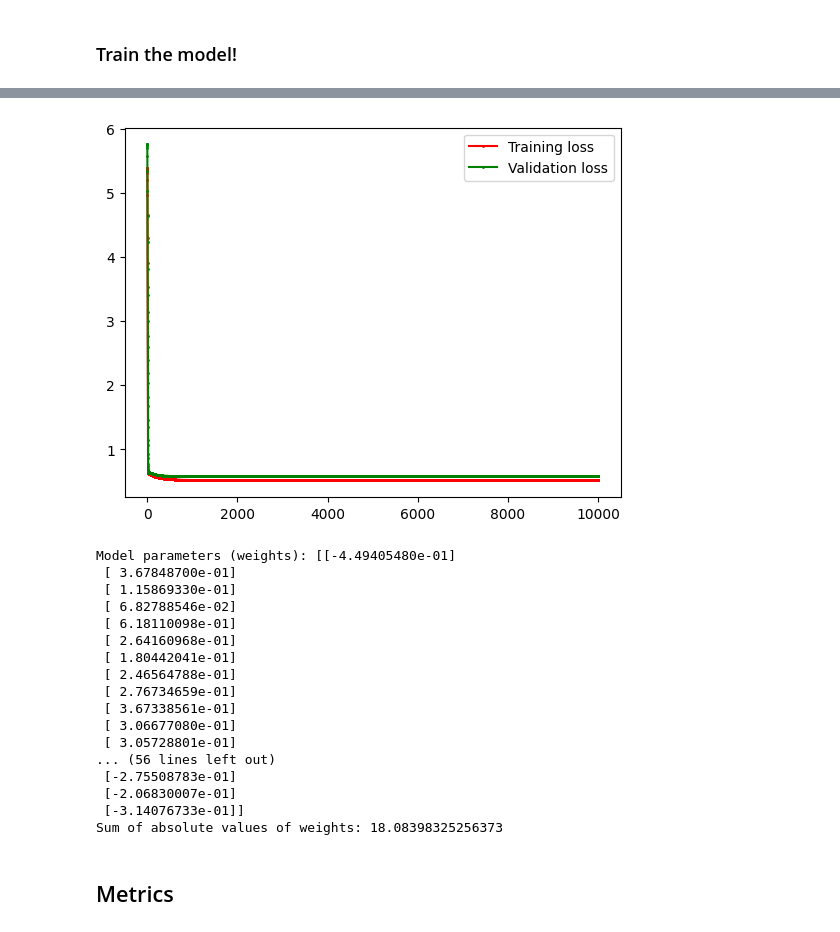
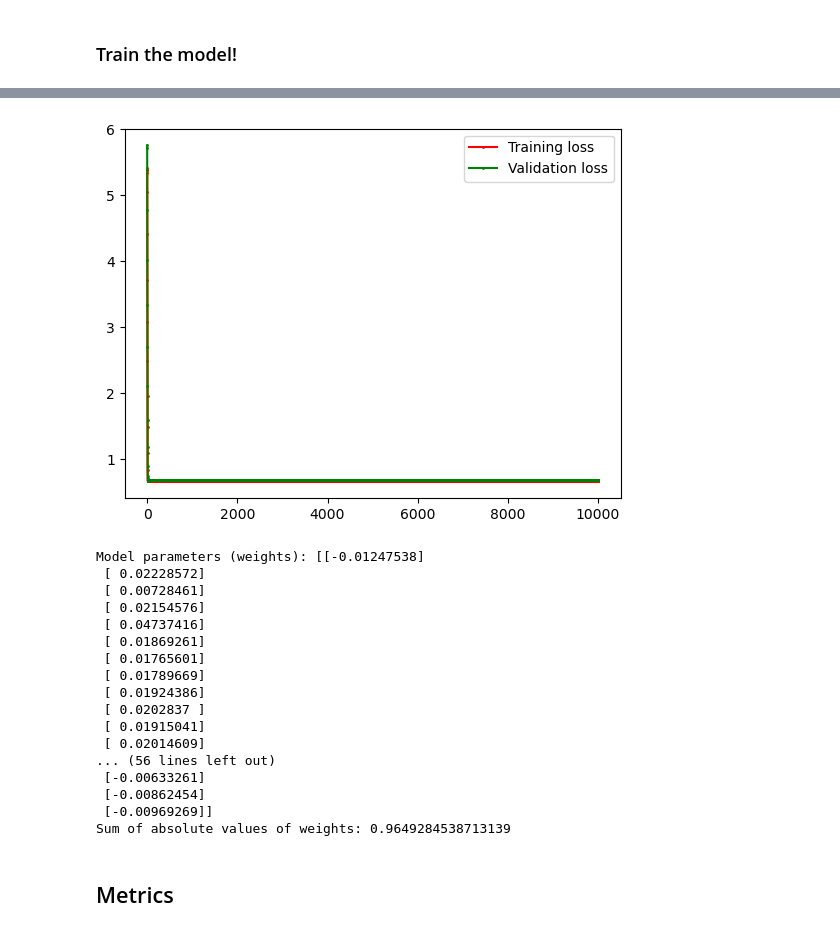
Before and after one commit to twilight123winni/DM2026-Assignment-1, a Jupyter notebook: Real_World_Classification.ipynb, the cells around one changed output, grey strips where cells are left out. Saved outputs shown, nothing was run; the diff lists cells and outputs as text; code cells hidden in the pictures.

```diff
--- a/Real_World_Classification.ipynb
+++ b/Real_World_Classification.ipynb
@@ -281,7 +297,7 @@ grad_fn = logloss_sigmoid_grad
 
 np.random.seed(seed)
 model = LinearModel(dim=X_train.shape[1], is_reg=False, loss_fn=loss_fn, act_fn=act_fn, grad_fn=grad_fn)
-model.fit(X_train, y_train,lr=0.1, n_iteration =10000,val_ratio=0.2, reg_type='', reg_lambda=0.0)
+model.fit(X_train, y_train,lr=0.1, n_iteration =10000,val_ratio=0.2, reg_type='l2', reg_lambda=100)
 
 # print model parameters
 print("Model parameters (weights):", model.W)
@@ -308,21 +324,21 @@ print("Sum of absolute values of weights:", np.sum(np.abs(model.W)))
-[figure, old version]
+[figure, new version]
-Model parameters (weights): [[-4.49405480e-01]
- [ 3.67848700e-01]
- [ 1.15869330e-01]
- [ 6.82788546e-02]
- [ 6.18110098e-01]
- [ 2.64160968e-01]
- [ 1.80442041e-01]
- [ 2.46564788e-01]
- [ 2.76734659e-01]
- [ 3.67338561e-01]
- [ 3.06677080e-01]
- [ 3.05728801e-01]
+Model parameters (weights): [[-0.01247538]
+ [ 0.02228572]
+ [ 0.00728461]
+ [ 0.02154576]
+ [ 0.04737416]
+ [ 0.01869261]
+ [ 0.01765601]
+ [ 0.01789669]
+ [ 0.01924386]
+ [ 0.0202837 ]
+ [ 0.01915041]
+ [ 0.02014609]
 ... (56 lines left out)
- [-2.75508783e-01]
- [-2.06830007e-01]
- [-3.14076733e-01]]
-Sum of absolute values of weights: 18.08398325256373
+ [-0.00633261]
+ [-0.00862454]
+ [-0.00969269]]
+Sum of absolute values of weights: 0.9649284538713139
 # %% [markdown]
 ## Metrics
 # %%
```
Also changed, not shown: parts of 7 cells of this notebook.
